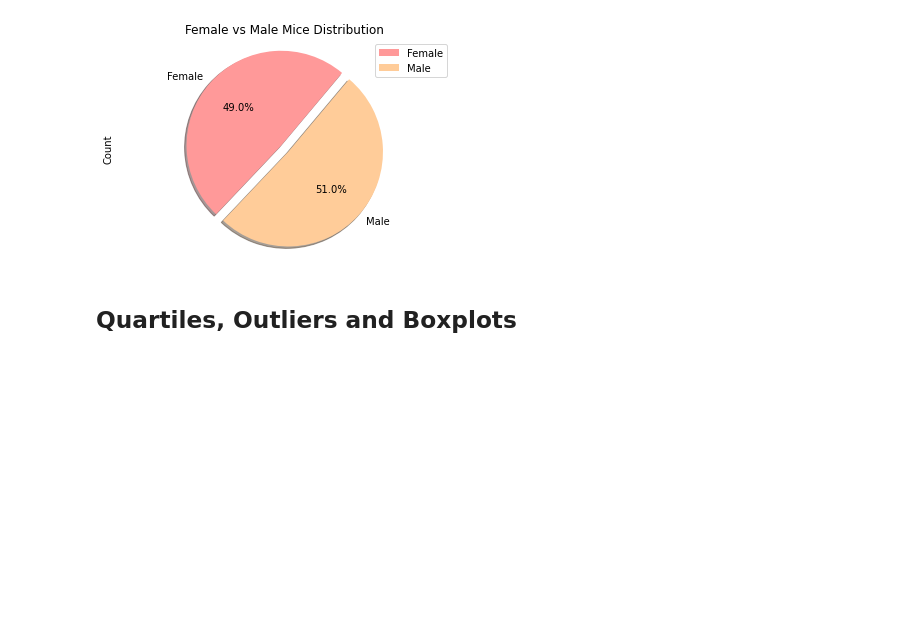
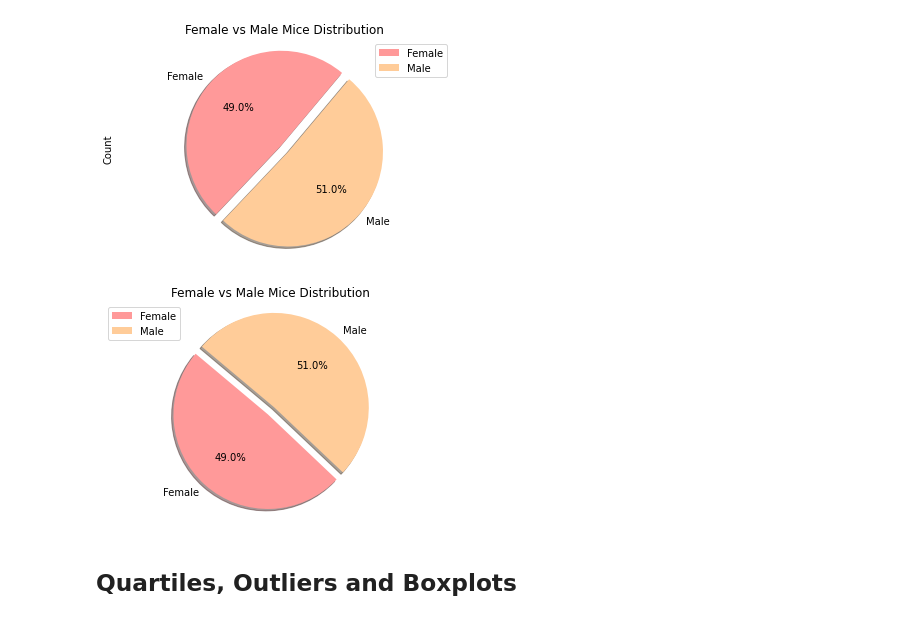
Before and after one commit to vyshnalluri/Matplotlib_Homework, a Jupyter notebook: Pymaceuticals/pymaceuticals_starter.ipynb, the cells around one changed output. Cells and saved outputs as stored; diff of their text form; code cells hidden in the pictures; blank space fills up the shorter version.

```diff
--- a/Pymaceuticals/pymaceuticals_starter.ipynb
+++ b/Pymaceuticals/pymaceuticals_starter.ipynb
@@ -193,3 +195,22 @@ plt.show()
+# %%
+# Generate a pie plot showing the distribution of female versus male mice using pyplot
+#INCOMPLETE
+pyplot_pie_chart_count = (cleaned_data.groupby(["Sex"])["Age_months"].count()).tolist()
+#pyplot_pie_chart_count
+
+gender = ["Female", "Male"]
+colors = ['#ff9999','#ffcc99']
+explode = (0.1,0)
+
+plt.pie(pyplot_pie_chart_count, explode=explode, labels=gender, colors=colors,
+        autopct="%1.1f%%", shadow=True, startangle=140)
+
+plt.title('Female vs Male Mice Distribution')
+plt.axis("equal")
+plt.legend()
+plt.show()
+# %% [output]
+[figure, added]
 # %% [markdown]
 ## Quartiles, Outliers and Boxplots
 # %%
```
Also changed, not shown: parts of 11 cells of this notebook.
